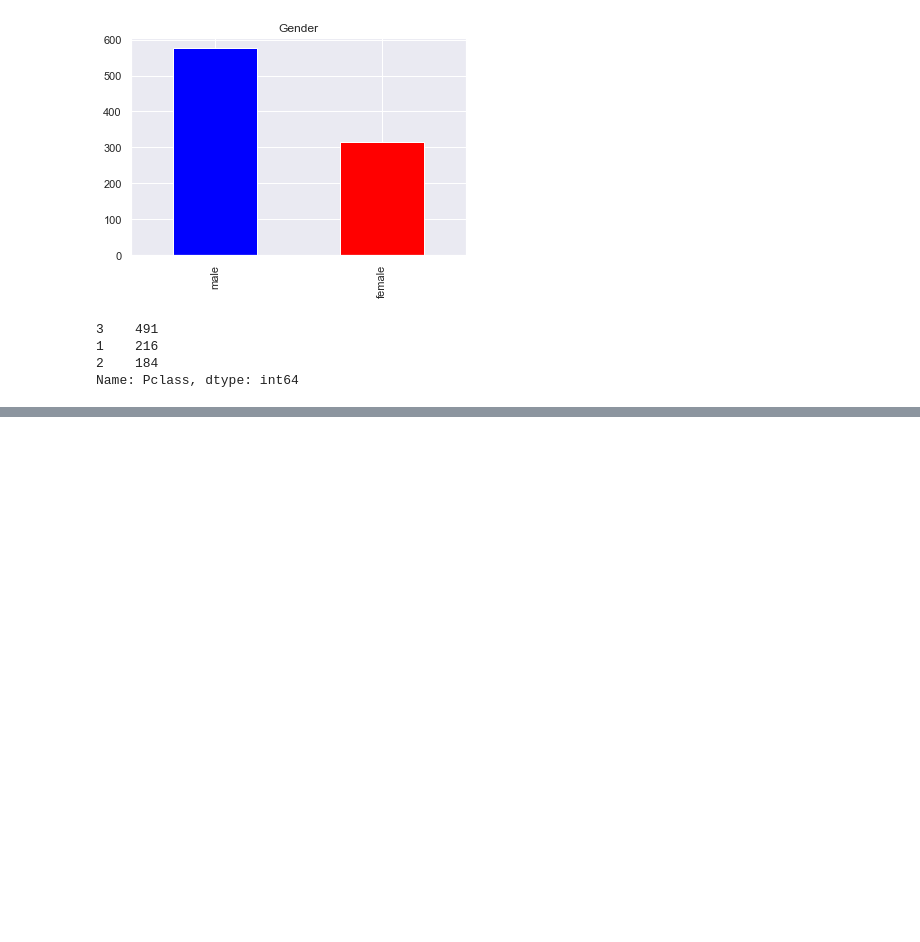
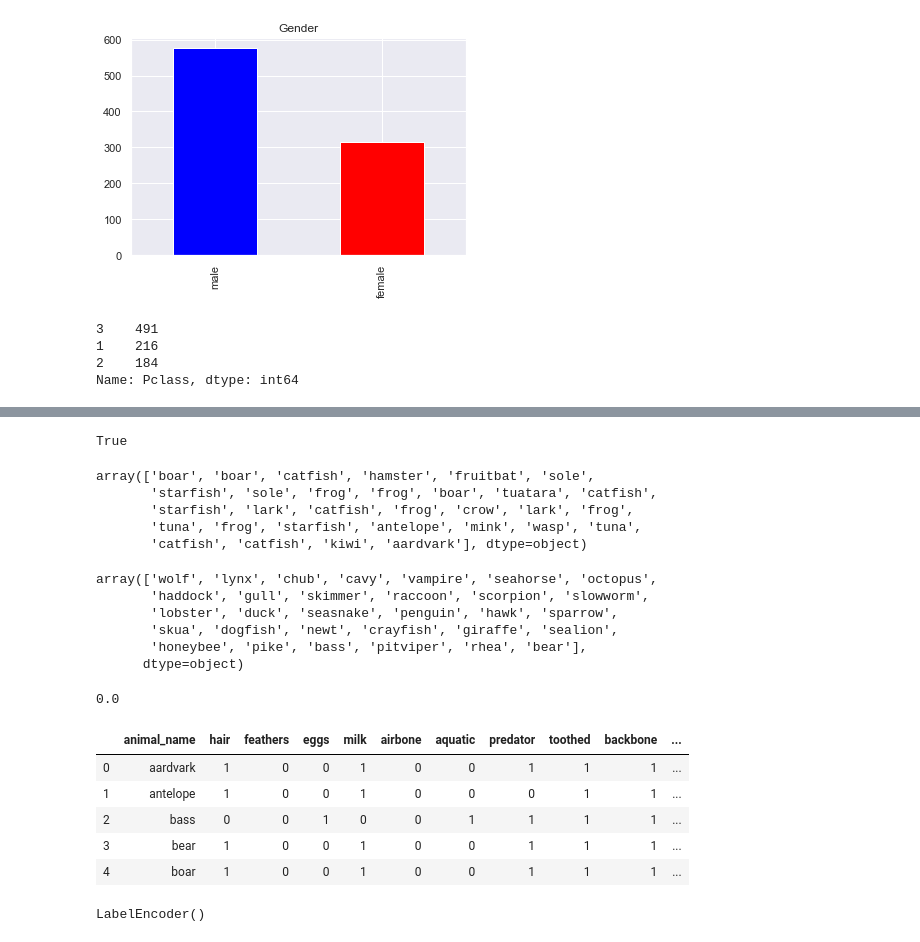
Before and after one commit to TheGlitchCat/Python-Course, a Jupyter notebook: Week 8/02 - Decision Tree.ipynb, the cells around one changed output, grey strips where cells are left out. Cells and saved outputs as stored; diff of their text form; code cells hidden in the pictures; blank space fills up the shorter version.

```diff
--- a/Week 8/02 - Decision Tree.ipynb
+++ b/Week 8/02 - Decision Tree.ipynb
@@ -518,0 +804,41 @@ SVG(graph.pipe(format='svg'))
+# %%
+graph = pydotplus.graph_from_dot_data(dot_data)
+graph.write_png(filename)
+# %% [output]
+True
+# %%
+y_pred = dtc_zoo.predict(X_test)
+y_pred
+# %% [output]
+array(['boar', 'boar', 'catfish', 'hamster', 'fruitbat', 'sole',
+       'starfish', 'sole', 'frog', 'frog', 'boar', 'tuatara', 'catfish',
+       'starfish', 'lark', 'catfish', 'frog', 'crow', 'lark', 'frog',
+       'tuna', 'frog', 'starfish', 'antelope', 'mink', 'wasp', 'tuna',
+       'catfish', 'catfish', 'kiwi', 'aardvark'], dtype=object)
+# %%
+y_test
+# %% [output]
+array(['wolf', 'lynx', 'chub', 'cavy', 'vampire', 'seahorse', 'octopus',
+       'haddock', 'gull', 'skimmer', 'raccoon', 'scorpion', 'slowworm',
+       'lobster', 'duck', 'seasnake', 'penguin', 'hawk', 'sparrow',
+       'skua', 'dogfish', 'newt', 'crayfish', 'giraffe', 'sealion',
+       'honeybee', 'pike', 'bass', 'pitviper', 'rhea', 'bear'],
+      dtype=object)
+# %%
+dtc_zoo.score(X_test, y_test)
+# %% [output]
+0.0
+# %%
+df = pd.read_csv('../Datasets/Week8/zoo.data', sep= ',', names=['animal_name','hair','feathers','eggs','milk',
+                                             'airbone','aquatic','predator','toothed','backbone',
+                                             'breathes','venomous','fins','legs','tail','domestic','catsize','class',])
+# %%
+df = df.drop(['class'], 1)
+df.head()
+# %% [output]
+|  | animal_name | hair | feathers | eggs | milk | airbone | aquatic | predator | toothed | backbone | ... |
+| 0 | aardvark | 1 | 0 | 0 | 1 | 0 | 0 | 1 | 1 | 1 | ... |
+| 1 | antelope | 1 | 0 | 0 | 1 | 0 | 0 | 0 | 1 | 1 | ... |
+| 2 | bass | 0 | 0 | 1 | 0 | 0 | 1 | 1 | 1 | 1 | ... |
+| 3 | bear | 1 | 0 | 0 | 1 | 0 | 0 | 1 | 1 | 1 | ... |
+| 4 | boar | 1 | 0 | 0 | 1 | 0 | 0 | 1 | 1 | 1 | ... |
@@ -518,0 +847,5 @@ SVG(graph.pipe(format='svg'))
+# %%
+le = preprocessing.LabelEncoder()
+le.fit(df['animal_name'])
+# %% [output]
+LabelEncoder()
```
Also changed, not shown: parts of 62 cells of this notebook.
